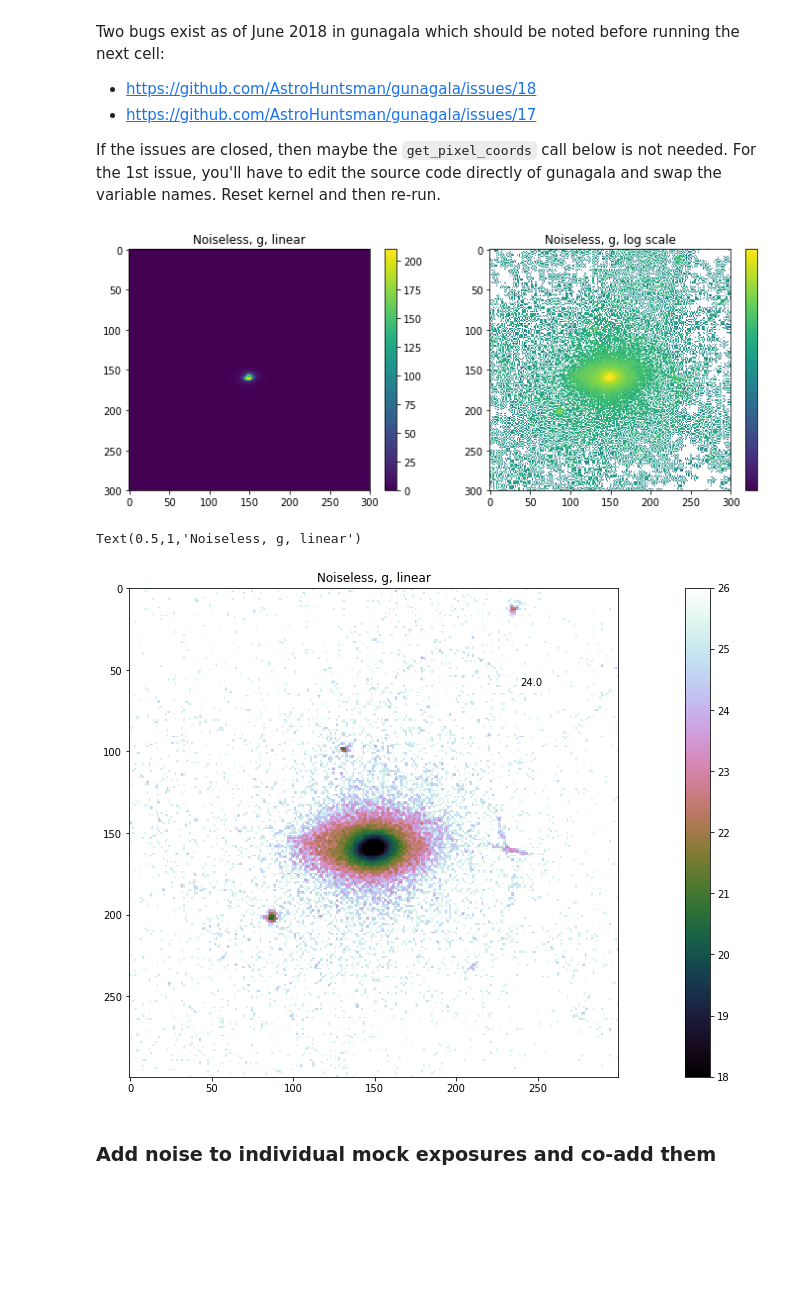
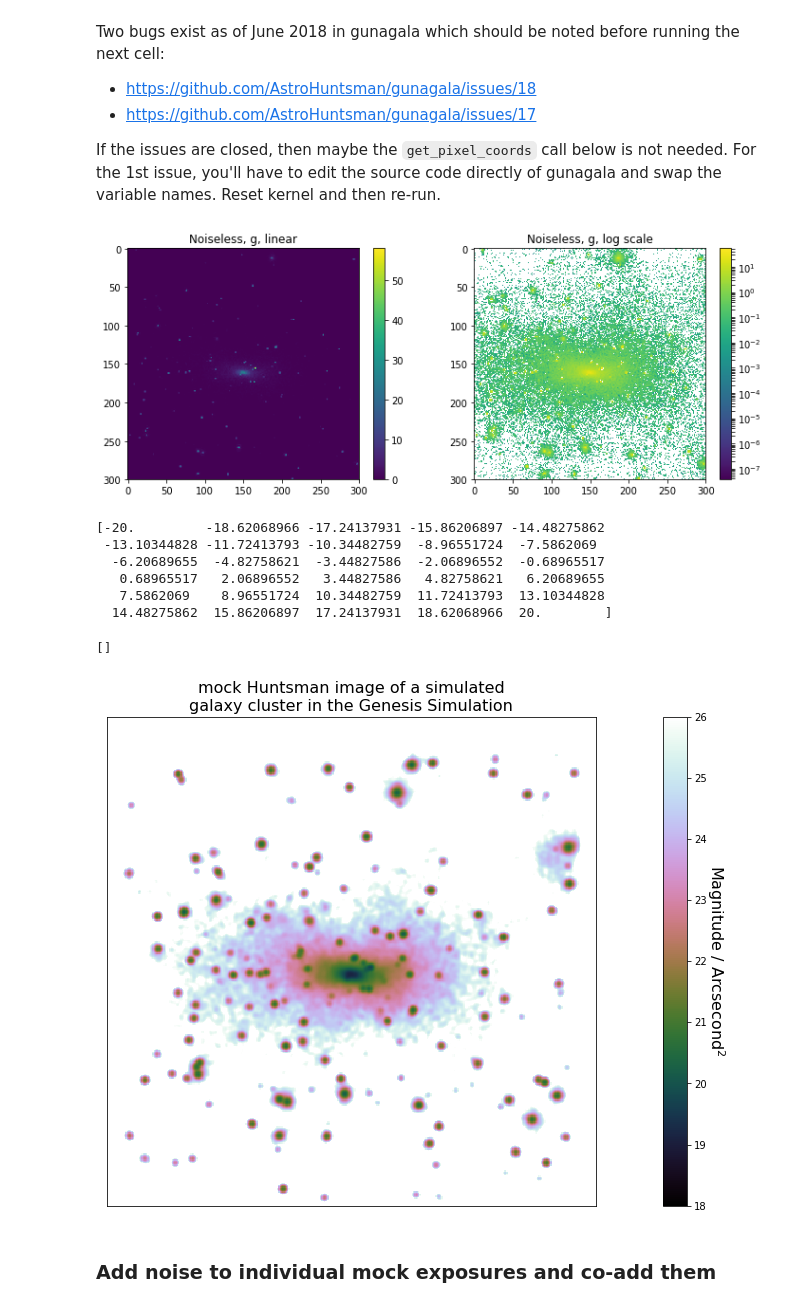
Before and after one commit to bazkiaei/huntsman-mocks, a Jupyter notebook: Huntsman mock image generator.ipynb, the cells around one changed output. Cells and saved outputs as stored; diff of their text form; code cells hidden in the pictures; blank space fills up the shorter version.

Commit message:
improved surface brightness image for social media

```diff
--- a/Huntsman mock image generator.ipynb
+++ b/Huntsman mock image generator.ipynb
@@ -85,11 +85,11 @@ plt.gcf().set_size_inches(12, 4.5)
 # %% [markdown]
 ### Load and prepare simulation data
 # %%
-galaxy_sim_data_raw = fits.open('mw02.fits.gz')[0].data
-#galaxy_sim_data_raw[(galaxy_sim_data_raw == 0)] = 9e-99 # get rid of zeros
-galaxy_sim_data_denorm = galaxy_sim_data_raw / 6.46174e-6 # this might not be necessary in Chris' later simulation data
+galaxy_sim_data_raw = fits.open('sim_data/cl19.fits')[0].data
+# galaxy_sim_data_raw[(galaxy_sim_data_raw == 0)] = 9e-99 # get rid of zeros (no need to now?)
+# galaxy_sim_data_denorm = galaxy_sim_data_raw / 6.46174e-6 # this might not be necessary in Chris' later simulation data
 # 0.96031355E06 Msol/h, where h=0.705
-galaxy_sim_data_mass = galaxy_sim_data_denorm * 0.96031355E06 * .705 # 0.96031355E06 Msol/h, where h=0.705
+galaxy_sim_data_mass = galaxy_sim_data_raw * 0.96031355E06 * .705 # 0.96031355E06 Msol/h, where h=0.705
 total_mass_sim = np.sum(galaxy_sim_data_mass)
 galaxy_sim_data_raw.shape
 # %% [output]
@@ -264,29 +264,58 @@ plt.title('Noiseless, g, log scale')
 plt.gcf().set_size_inches(12, 4.5)
 #plt.savefig('../figures/noiseless.png', dpi=200)
 # %% [output]
-[figure, old version]
+[figure, new version]
+# %%
+# convolve with simple kernel to simulate PSF
+from scipy import ndimage
+smooth = 0.5
+kernel = np.array([[smooth,smooth,smooth],[smooth,1,smooth],[smooth,smooth,smooth]])
+
+# First a 1-D  Gaussian
+t = np.linspace(-20, 20, 30)
+print(t)
+bump = np.exp(-0.1*t**2)
+bump /= np.trapz(bump) # normalize the integral to 1
+
+# make a 2-D kernel out of it
+kernel = bump[:, np.newaxis] * bump[np.newaxis, :]
+
+convolved_alpha_cen_image = ndimage.convolve(alpha_cen_image.data - sky_background, kernel)
+# %% [output]
+[-20.         -18.62068966 -17.24137931 -15.86206897 -14.48275862
+ -13.10344828 -11.72413793 -10.34482759  -8.96551724  -7.5862069
+  -6.20689655  -4.82758621  -3.44827586  -2.06896552  -0.68965517
+   0.68965517   2.06896552   3.44827586   4.82758621   6.20689655
+   7.5862069    8.96551724  10.34482759  11.72413793  13.10344828
+  14.48275862  15.86206897  17.24137931  18.62068966  20.        ]
 # %%
-sb_image = huntsman_galaxy.rate_to_SB(alpha_cen_image[1500:1800,1100:1400].data - sky_background, 'g')
+sb_image = huntsman_galaxy.rate_to_SB(convolved_alpha_cen_image[1450:1850,1050:1450] , 'g')
 is_nan = np.isnan(sb_image)
 sb_image[is_nan] = 50. * sb_image.unit
 
 faint_mag = 26.
 
 plt.figure(figsize=(12*2, 4.5*2))
 ax = plt.subplot(1,1,1)
 plt.imshow(sb_image.data, vmin=18, vmax=faint_mag, cmap=cm.cubehelix)
-ax.text(.8, .8, faint_mag-2, transform = ax.transAxes)
-plt.colorbar()
-plt.title('Noiseless, g, linear')
+# ax.text(.8, .8, faint_mag-2, transform = ax.transAxes)
+cbar = plt.colorbar()
+cbar.set_label('Magnitude / Arcsecond$^2$', rotation=270, fontsize=16, labelpad=20)
+plt.title('mock Huntsman image of a simulated\ngalaxy cluster in the Genesis Simulation', fontsize=16)
+
+ax.axes.get_xaxis().set_ticks([])
+ax.axes.get_yaxis().set_ticks([])
+
+
 #plt.subplot(1,2,2)
 #plt.imshow(sb_image[(np.not(np.isnan(sb_image)))], norm=LogNorm())#, vmin=2e1, vmax=2e5)
 #plt.colorbar()
 #plt.title('Noiseless, g, log scale')
 #ax.set_size_inches(12, 4.5)
 #plt.savefig('../figures/noiseless.png', dpi=200)
 # %% [output]
-Text(0.5,1,'Noiseless, g, linear')
+[]
-[figure, old version]
+[figure, new version]
 # %%
 hdu = fits.PrimaryHDU(sb_image.value)
 hdu.writeto('sb.fits', overwrite=True)
```
Also changed, not shown: parts of 2 cells of this notebook.
